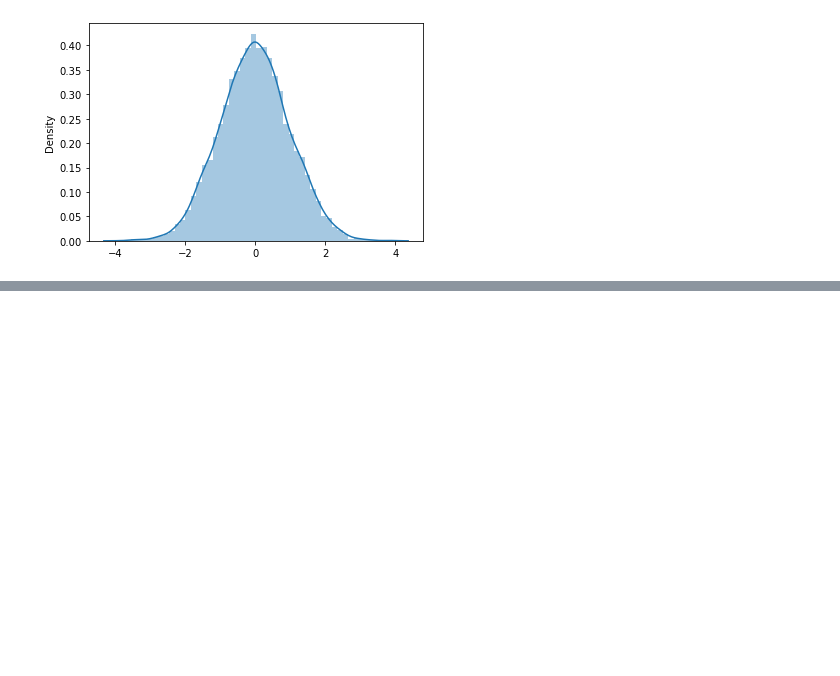
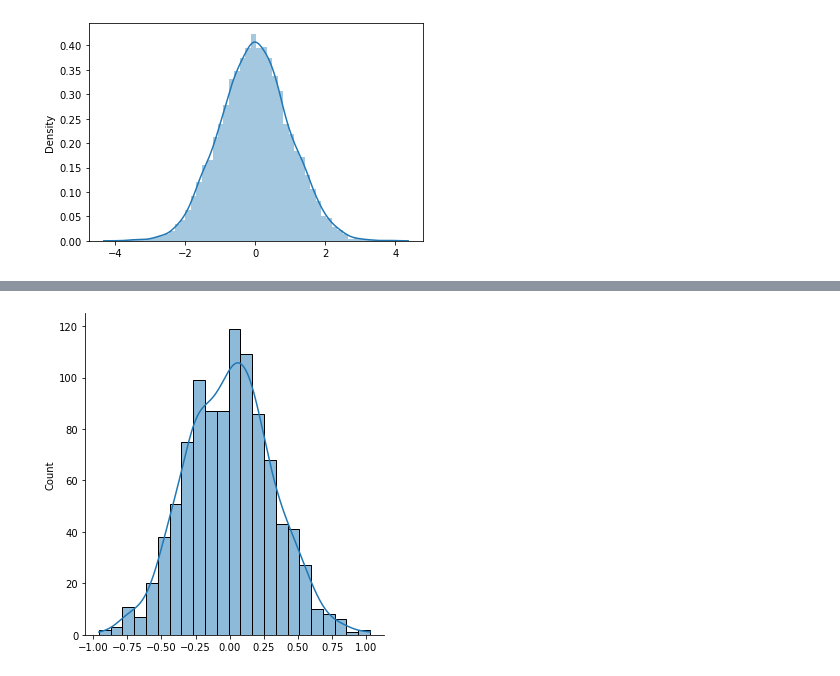
Before and after one commit to Shemnderitu/Statisticsfordatascience, a Jupyter notebook: Prac3.ipynb, the cells around one changed output, grey strips where cells are left out. Drawn from its saved outputs; the diff is of its cells as text; code cells hidden in the pictures; blank space fills up the shorter version.

```diff
--- a/Prac3.ipynb
+++ b/Prac3.ipynb
@@ -113,0 +138,4 @@ sns.distplot(x)
+# %%
+_ = sns.displot(sample_mean_calculator(x, 10, 1000), kde=True)
+# %% [output]
+[figure, added]
```
Also changed, not shown: parts of 6 cells of this notebook.
